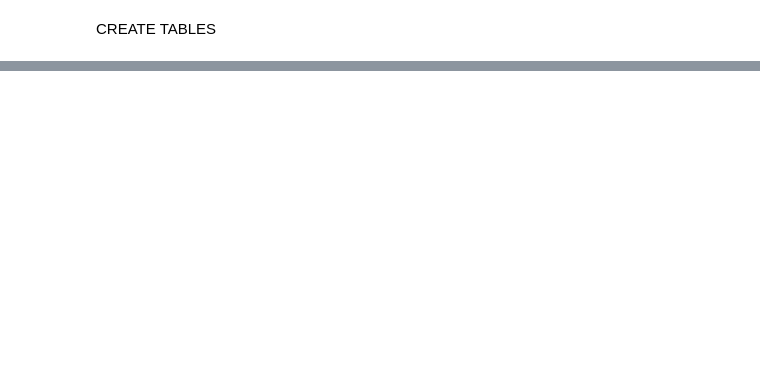
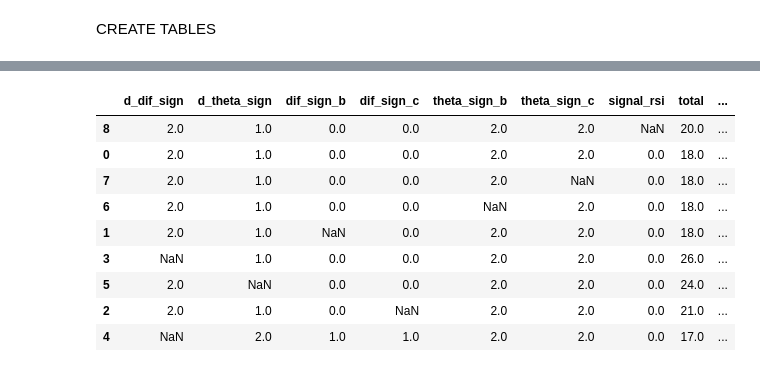
Before and after one commit to eduardocurado/crypto_bot, a Jupyter notebook: Crypto_trader_model20180312.ipynb, the cells around one changed output, grey strips where cells are left out. Drawn from its saved outputs; the diff is of its cells as text; code cells hidden in the pictures; blank space fills up the shorter version.

```diff
--- a/Crypto_trader_model20180312.ipynb
+++ b/Crypto_trader_model20180312.ipynb
@@ -342,2 +344,4 @@ USDT_LTC
 # %%
 f_df = df.drop(['screen_x', 'date', 'screen_y'], axis = 1)
+f_df.loc[f_df['max_growth'] >= 0.08, 'growth_sign'] = 1
+f_df.loc[f_df['max_growth'] < 0.08, 'growth_sign'] = 0
@@ -344,9 +358,0 @@ f_df = df.drop(['screen_x', 'date', 'screen_y'], axis = 1)
-# %%
-f_df.loc[f_df['max_growth'] >= 0.1, 'growth_sign'] = 1
-f_df.loc[f_df['max_growth'] < 0.1, 'growth_sign'] = 0
-# f_df = f_df[f_df['coin'] == 'USDT_BTC']
-
-x_features = ['dif_sign_b', 'dif_sign_c', 'theta_sign_b', 'theta_sign_c', 'signal_rsi']
-y_features = ['growth_sign']
-
-linear_parms = f_df[x_features+ y_features]
@@ -370,6 +358,0 @@ losers = losers.groupby(x_features).count().reset_index()
-# %%
-all_ = pd.merge(winners, losers, how='left',
-                left_on= x_features,
-                right_on= x_features).fillna(0)
-all_['p_win'] = all_['growth_sign_x']/ ( all_['growth_sign_x'] +  all_['growth_sign_y'])
-all_['count'] = (all_['growth_sign_x'] +  all_['growth_sign_y'])
@@ -384,3 +359,56 @@ all_[(all_['count'] >= count_threshold) & (all_['p_win'] >= win_threshold)].sort
+# %%
+f_df = f_df[f_df['coin'] == 'USDT_XRP']
+count_threshold = 10
+win_threshold = 0.7
+total = len(f_df)
+resume_df = pd.DataFrame()
+x_features = ['dif_sign_b', 'dif_sign_c', 'd_dif_sign', 'd_theta_sign',
+              'theta_sign_b', 'theta_sign_c', 'signal_rsi']
+y_features = ['growth_sign']
+a = x_features.copy()
+for i in range(len(x_features)+1):
+    x_features = a.copy()
+    if i:
+        del x_features[i-1]
+    linear_parms = f_df[x_features + y_features]
+    winners = linear_parms[linear_parms['growth_sign'] == 1]
+    winners = winners.groupby(x_features).count().reset_index()
+    losers = linear_parms[linear_parms['growth_sign'] == 0]
+    losers = losers.groupby(x_features).count().reset_index()
+    all_ = pd.merge(winners, losers, how='left',
+                    left_on= x_features,
+                    right_on= x_features)
+    all_['p_win'] = all_['growth_sign_x']/ ( all_['growth_sign_x'] +  all_['growth_sign_y'])
+    all_['count'] = (all_['growth_sign_x'] +  all_['growth_sign_y'])
+    all_['per_total'] = all_['count']/total
+
+
+
+    count_df = all_[(all_['count'] >= count_threshold) & (all_['p_win'] >= win_threshold)].\
+        sort_values(by = ['p_win', 'count'], ascending = False).drop(['p_win', 'count'], axis = 1)
+    count_df['total'] = count_df['growth_sign_x'] + count_df['growth_sign_y']
+    count_df['per_win'] = count_df['growth_sign_x'] / count_df['total']
+    count_df['alpha'] = count_df['per_total'] * count_df['per_win']
+
+    resume_df = pd.concat([resume_df,count_df], axis=0, ignore_index=True)
+
+
+resume_df.sort_values(by=['per_win', 'total','alpha','d_dif_sign', 'd_theta_sign', 'dif_sign_b', 'dif_sign_c', 'theta_sign_b',
+                         'theta_sign_c', 'signal_rsi'],
+                      ascending=False)[['d_dif_sign', 'd_theta_sign', 'dif_sign_b', 'dif_sign_c', 'theta_sign_b',
+'theta_sign_c', 'signal_rsi', 'total',
+                                        'per_total', 'per_win', 'alpha']]
+# %% [output]
+|  | d_dif_sign | d_theta_sign | dif_sign_b | dif_sign_c | theta_sign_b | theta_sign_c | signal_rsi | total | ... |
+| 8 | 2.0 | 1.0 | 0.0 | 0.0 | 2.0 | 2.0 | NaN | 20.0 | ... |
+| 0 | 2.0 | 1.0 | 0.0 | 0.0 | 2.0 | 2.0 | 0.0 | 18.0 | ... |
+| 7 | 2.0 | 1.0 | 0.0 | 0.0 | 2.0 | NaN | 0.0 | 18.0 | ... |
+| 6 | 2.0 | 1.0 | 0.0 | 0.0 | NaN | 2.0 | 0.0 | 18.0 | ... |
+| 1 | 2.0 | 1.0 | NaN | 0.0 | 2.0 | 2.0 | 0.0 | 18.0 | ... |
+| 3 | NaN | 1.0 | 0.0 | 0.0 | 2.0 | 2.0 | 0.0 | 26.0 | ... |
+| 5 | 2.0 | NaN | 0.0 | 0.0 | 2.0 | 2.0 | 0.0 | 24.0 | ... |
+| 2 | 2.0 | 1.0 | 0.0 | NaN | 2.0 | 2.0 | 0.0 | 21.0 | ... |
+| 4 | NaN | 2.0 | 1.0 | 1.0 | 2.0 | 2.0 | 0.0 | 17.0 | ... |
 # %%
 from sklearn import tree
 import graphviz
```
Also changed, not shown: parts of 10 cells of this notebook, 2 other files.
